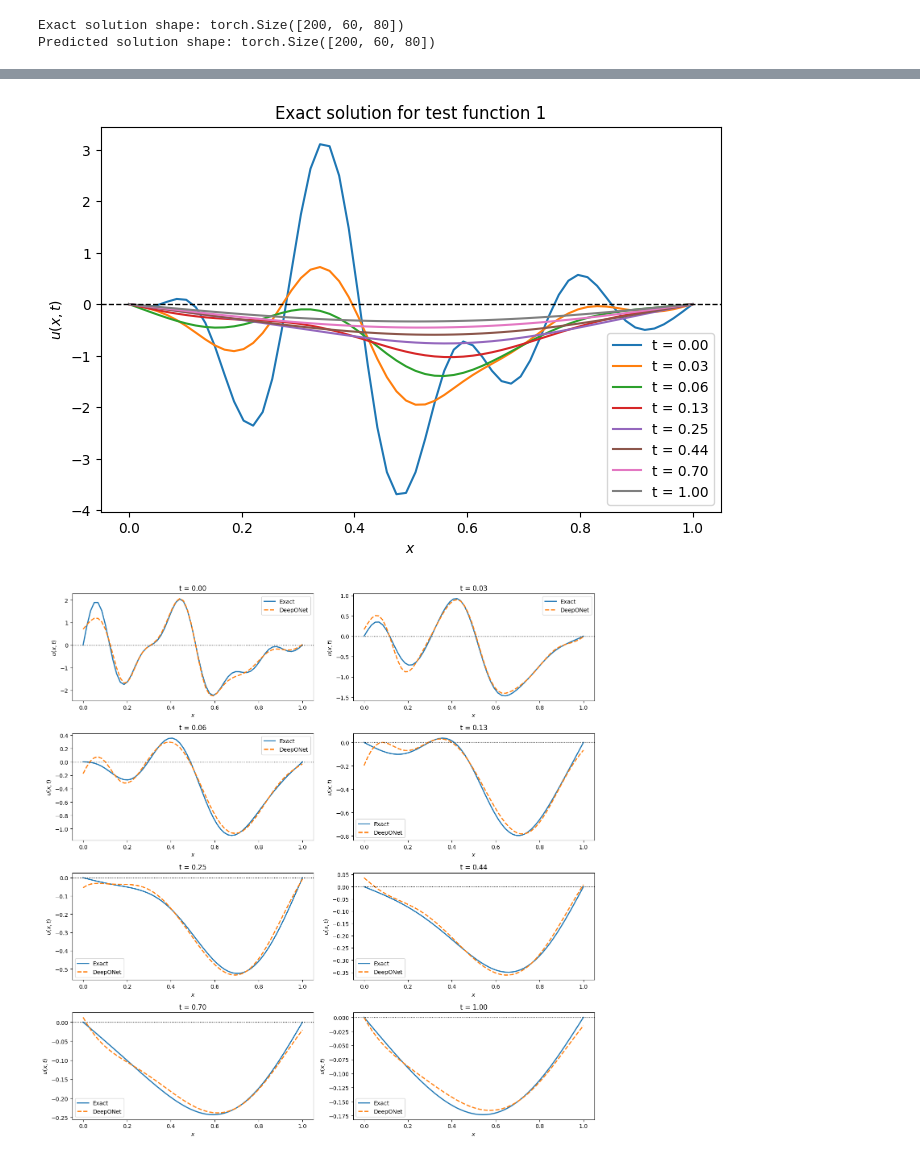
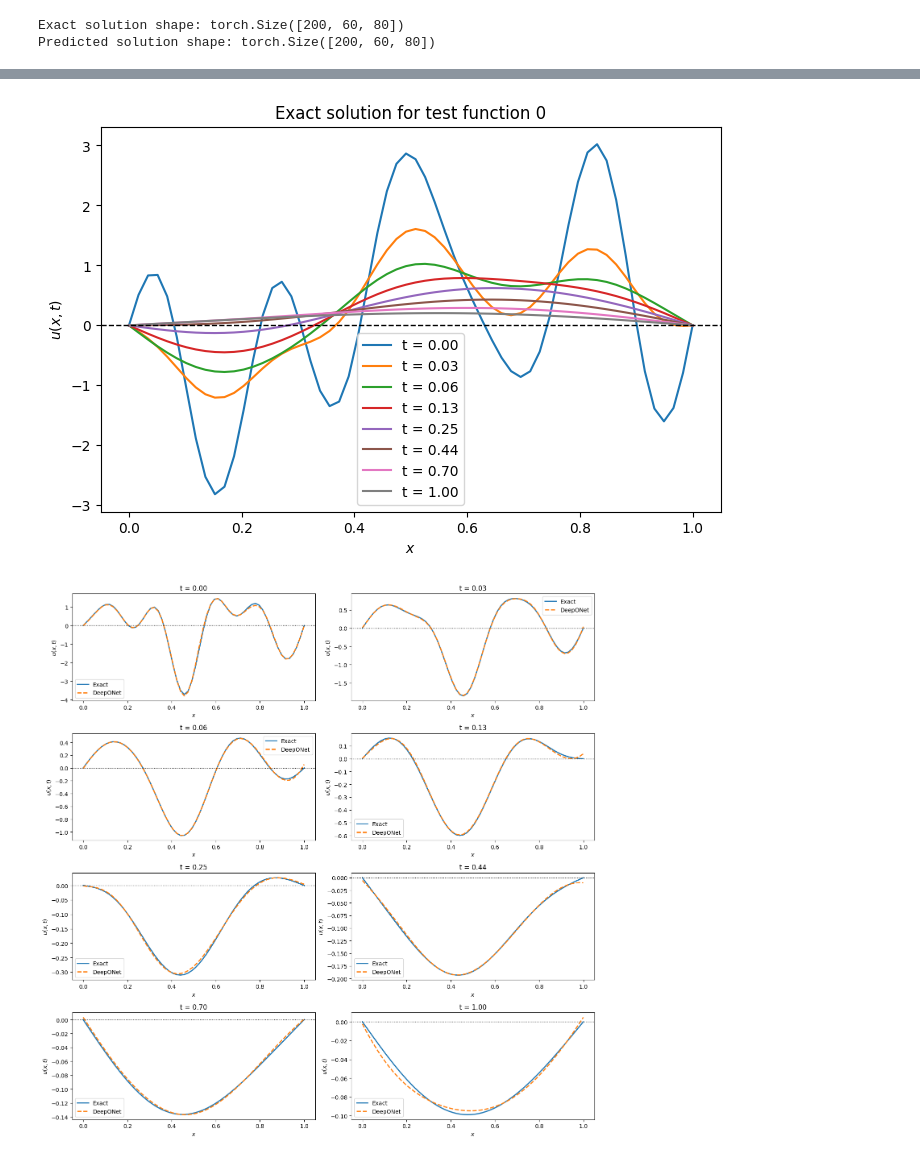
Before and after one commit to ChandraAnunay/Neural-Operators, a Jupyter notebook: DeepONets/2_Heat_Equation_DeepONet.ipynb, the cells around one changed output, grey strips where cells are left out. Saved outputs shown, nothing was run; the diff lists cells and outputs as text; code cells hidden in the pictures.

```diff
--- a/DeepONets/2_Heat_Equation_DeepONet.ipynb
+++ b/DeepONets/2_Heat_Equation_DeepONet.ipynb
@@ -291,29 +293,29 @@ plt.show()
 # %%
-function_index = 1
+function_index = 0
 
 time_indices = [0,2,5,10,20,35,55,79]
 
 plt.figure(figsize=(8, 5))
 
 for time_index in time_indices:
     plt.plot(query_points[0].detach().cpu().numpy(),u_test[function_index, :, time_index].detach().cpu().numpy(),label=f"t = {query_points[1][time_index].item():.2f}")
 
 plt.axhline(
     0.0,
     color="black",
     linestyle="--",
     linewidth=1
 )
 
 plt.xlabel(r"$x$")
 plt.ylabel(r"$u(x,t)$")
 plt.title(f"Exact solution for test function {function_index}")
 plt.legend()
 plt.show()
 # %% [output]
-[figure, old version]
+[figure, new version]
 # %%
-function_index = 0
+function_index = 2
 
 plt.figure(figsize=(14, 14))
 
@@ -359,4 +361,4 @@ for plot_index, time_index in enumerate(time_indices):
 plt.tight_layout()
 plt.show()
 # %% [output]
-[figure, old version]
+[figure, new version]
```
Also changed, not shown: parts of 6 cells of this notebook.
